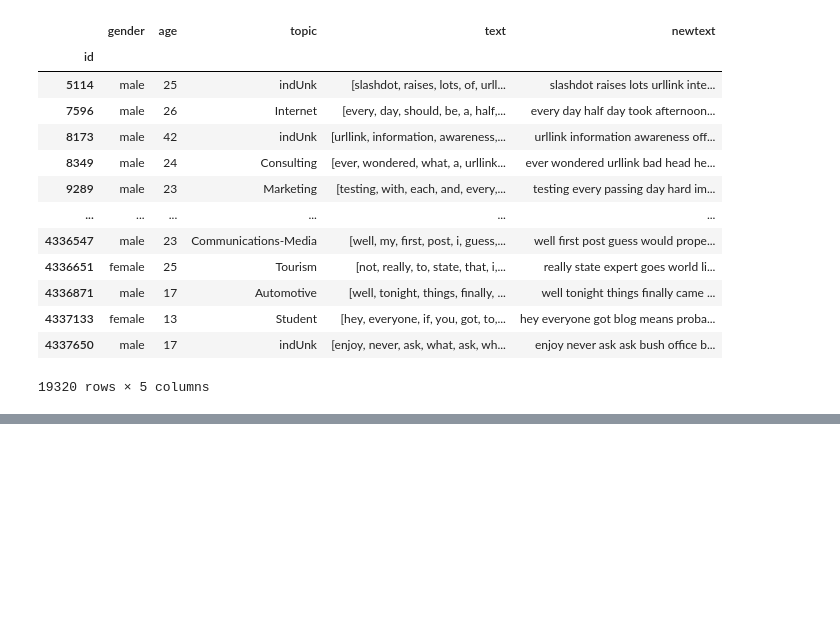
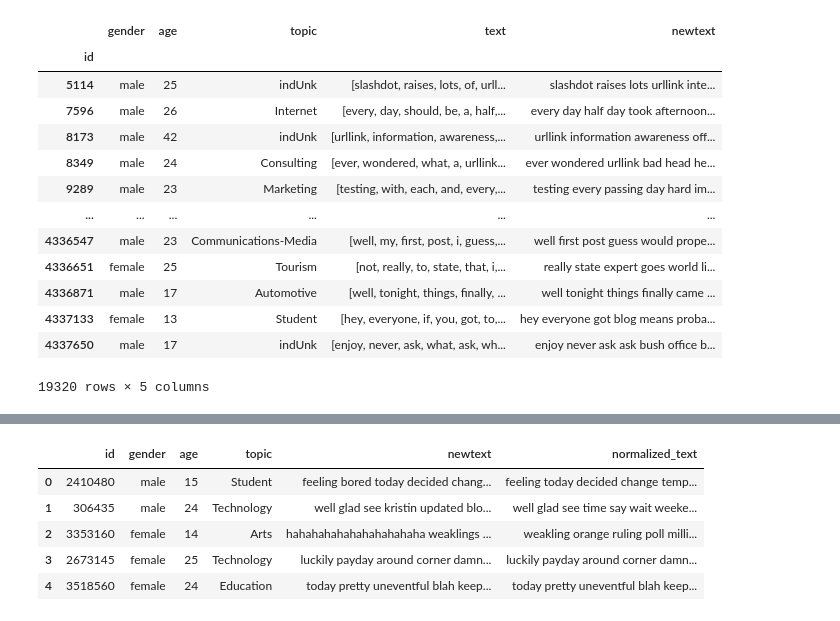
Before and after one commit to Arcanus07/Linguistic-Analysis, a Jupyter notebook: Preprocessing/LA - Preprocessing.ipynb, the cells around one changed output, grey strips where cells are left out. Saved outputs shown, nothing was run; the diff lists cells and outputs as text; code cells hidden in the pictures; blank space fills up the shorter version.

```diff
--- a/Preprocessing/LA - Preprocessing.ipynb
+++ b/Preprocessing/LA - Preprocessing.ipynb
@@ -141,0 +261,14 @@ df_new.to_csv('la.csv', index = True)
+# %%
+def remove_non_english_words(blog):
+    return " ".join(w for w in nltk.wordpunct_tokenize(blog) if w.lower() in words or not w.isalpha())
+# %%
+df['normalized_text'] = df.normalized_text.apply(remove_non_english_words)
+# %%
+df.head()
+# %% [output]
+|  | id | gender | age | topic | newtext | normalized_text |
+| 0 | 2410480 | male | 15 | Student | feeling bored today decided chang... | feeling today decided change temp... |
+| 1 | 306435 | male | 24 | Technology | well glad see kristin updated blo... | well glad see time say wait weeke... |
+| 2 | 3353160 | female | 14 | Arts | hahahahahahahahahahaha weaklings ... | weakling orange ruling poll milli... |
+| 3 | 2673145 | female | 25 | Technology | luckily payday around corner damn... | luckily payday around corner damn... |
+| 4 | 3518560 | female | 24 | Education | today pretty uneventful blah keep... | today pretty uneventful blah keep... |
```
Also changed, not shown: parts of 20 cells of this notebook.
